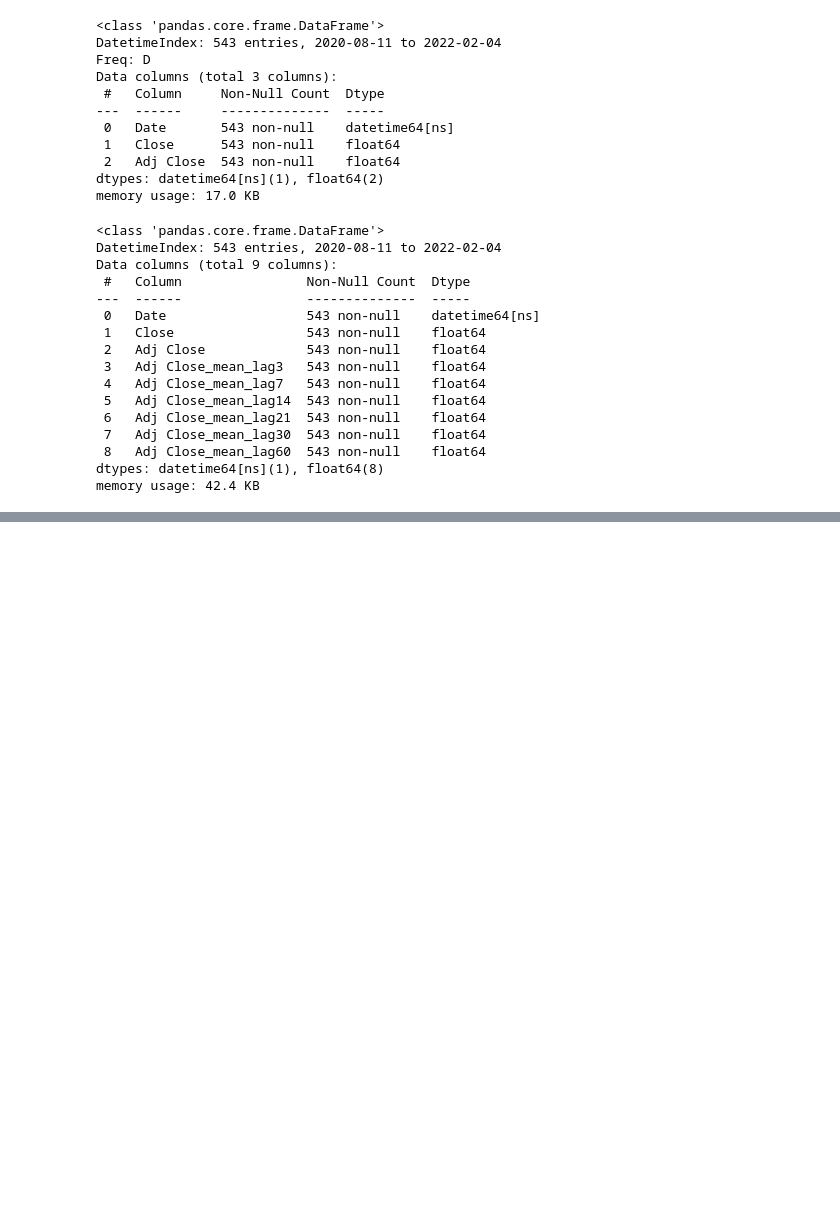
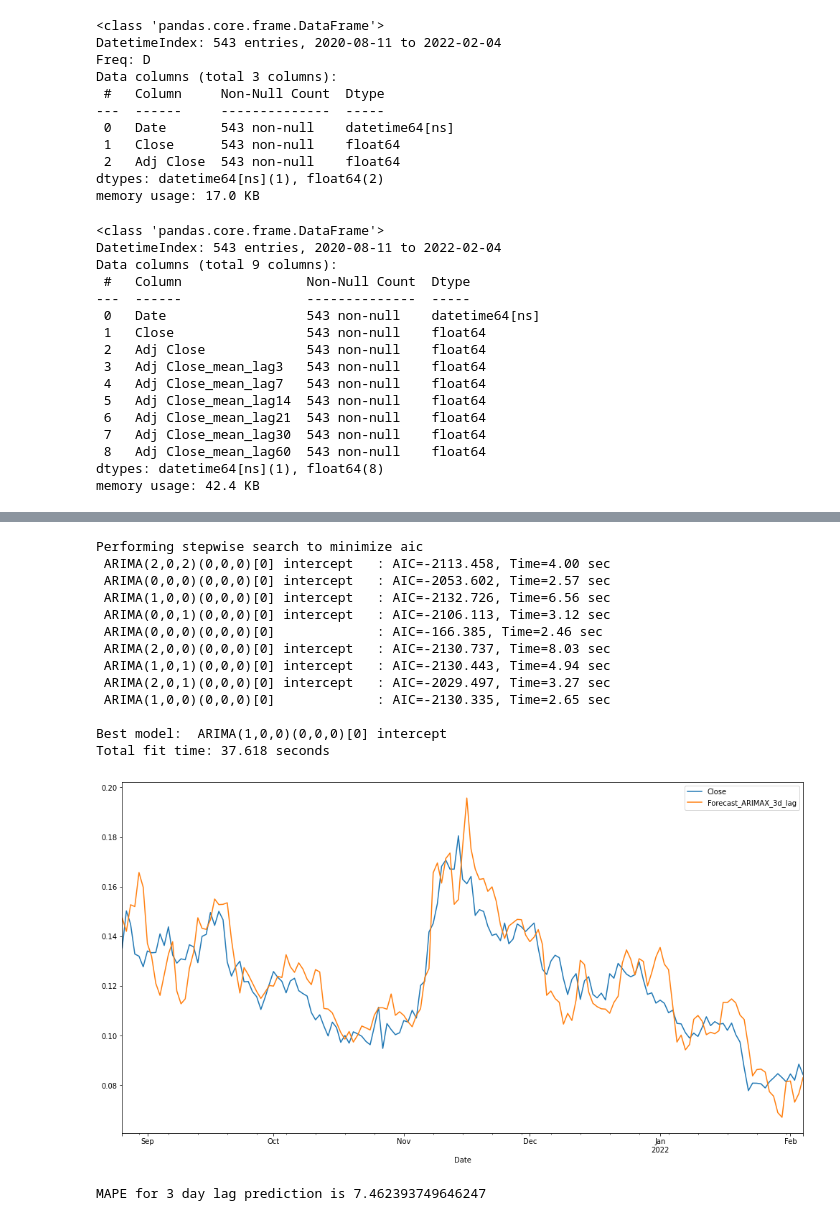
Before and after one commit to AnLong98/SIAP_2022, a Jupyter notebook: notebooks/idena_arimax.ipynb, the cells around one changed output, grey strips where cells are left out. Drawn from its saved outputs; the diff is of its cells as text; code cells hidden in the pictures; blank space fills up the shorter version.

```diff
--- a/notebooks/idena_arimax.ipynb
+++ b/notebooks/idena_arimax.ipynb
@@ -272,0 +342,28 @@ MAPE for 60 day lag prediction is 21.31916579881653
+# %%
+df.reset_index(drop=True, inplace=True)
+lag_features = ["High", "Low", "Volume", "Open", "twitter_followers", "reddit_average_posts_48h",
+                "reddit_average_comments_48h", "reddit_subscribers", "reddit_accounts_active_48h", 'idena_unscaled',
+                'idena_monthly', 'scale', 'idena']
+
+
+df_rolled_7d = df[lag_features].rolling(window=windows[1], min_periods=0)
+df_rolled_3d = df[lag_features].rolling(window=windows[0], min_periods=0)
+
+df_mean_3d = df_rolled_3d.mean().shift(1).reset_index().astype(np.float32)
+df_mean_7d = df_rolled_7d.mean().shift(1).reset_index().astype(np.float32)
+
+df_std_3d = df_rolled_3d.std().shift(1).reset_index().astype(np.float32)
+df_std_7d = df_rolled_7d.std().shift(1).reset_index().astype(np.float32)
+
+
+for feature in lag_features:
+    df[f"{feature}_mean_lag{windows[0]}"] = df_mean_3d[feature]
+    df[f"{feature}_mean_lag{windows[1]}"] = df_mean_7d[feature]
+
+
+    df[f"{feature}_std_lag{windows[0]}"] = df_std_3d[feature]
+    df[f"{feature}_std_lag{windows[1]}"] = df_std_7d[feature]
+
+df.fillna(df.mean(), inplace=True)
+df.set_index(["Date"], drop=False, inplace=True)
+df.head()
@@ -272,0 +379,36 @@ MAPE for 60 day lag prediction is 21.31916579881653
+# %%
+train, test = train_test_split_continual(df, 0.3)
+# %%
+#Pokusavam predikciju nad lagom od 3 dana
+exog_3_days = []
+for feature in lag_features:
+    exog_3_days.append(f"{feature}_mean_lag{windows[0]}")
+    exog_3_days.append(f"{feature}_std_lag{windows[0]}")
+
+model = auto_arima(train.Close, exogenous=train[exog_3_days], trace=True, error_action="ignore",
+                   suppress_warnings=True)
+model.fit(train.Close, exogenous=train[exog_3_days])
+
+forecast = model.predict(n_periods=len(test), exogenous=test[exog_3_days])
+test["Forecast_ARIMAX_3d_lag"] = forecast
+test[["Close", "Forecast_ARIMAX_3d_lag"]].plot(figsize=(17, 9))
+plt.savefig('../idena_one_day_ahead_improved.png', dpi=300, bbox_inches='tight')
+# %% [output]
+Performing stepwise search to minimize aic
+ ARIMA(2,0,2)(0,0,0)[0] intercept   : AIC=-2113.458, Time=4.00 sec
+ ARIMA(0,0,0)(0,0,0)[0] intercept   : AIC=-2053.602, Time=2.57 sec
+ ARIMA(1,0,0)(0,0,0)[0] intercept   : AIC=-2132.726, Time=6.56 sec
+ ARIMA(0,0,1)(0,0,0)[0] intercept   : AIC=-2106.113, Time=3.12 sec
+ ARIMA(0,0,0)(0,0,0)[0]             : AIC=-166.385, Time=2.46 sec
+ ARIMA(2,0,0)(0,0,0)[0] intercept   : AIC=-2130.737, Time=8.03 sec
+ ARIMA(1,0,1)(0,0,0)[0] intercept   : AIC=-2130.443, Time=4.94 sec
+ ARIMA(2,0,1)(0,0,0)[0] intercept   : AIC=-2029.497, Time=3.27 sec
+ ARIMA(1,0,0)(0,0,0)[0]             : AIC=-2130.335, Time=2.65 sec
+
+Best model:  ARIMA(1,0,0)(0,0,0)[0] intercept
+Total fit time: 37.618 seconds
+[figure, added]
+# %%
+print(f"MAPE for {windows[0]} day lag prediction is {mape(test['Close'], forecast)}")
+# %% [output]
+MAPE for 3 day lag prediction is 7.462393749646247
```
Also changed, not shown: parts of 13 cells of this notebook, 18 other files.
